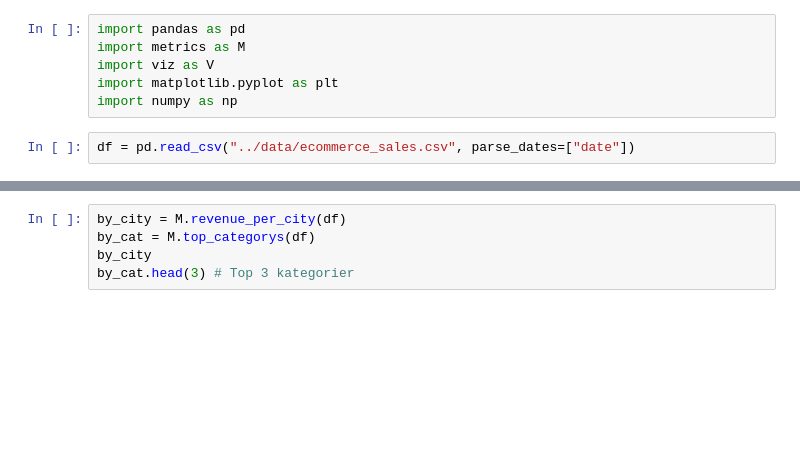
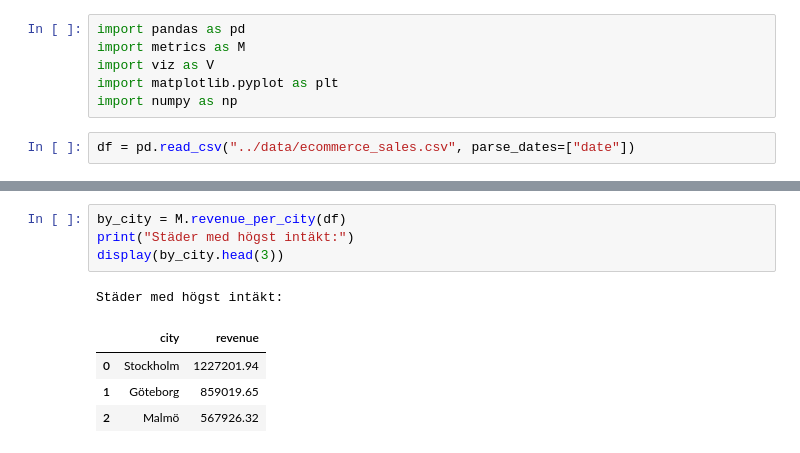
Before and after one commit to KevinCJohansson/E-handel-snabbrapport, a Jupyter notebook: notebooks/report.ipynb, the cells around one changed output, grey strips where cells are left out. Saved outputs shown, nothing was run; the diff lists cells and outputs as text; blank space fills up the shorter version.

```diff
--- a/notebooks/report.ipynb
+++ b/notebooks/report.ipynb
@@ -24,5 +57,10 @@ V.plot_revenue_week(df)
 # %%
 by_city = M.revenue_per_city(df)
-by_cat = M.top_categorys(df)
-by_city
-by_cat.head(3) # Top 3 kategorier
+print("Städer med högst intäkt:")
+display(by_city.head(3))
+# %% [output]
+Städer med högst intäkt:
+|  | city | revenue |
+| 0 | Stockholm | 1227201.94 |
+| 1 | Göteborg | 859019.65 |
+| 2 | Malmö | 567926.32 |
```
Also changed, not shown: parts of 15 cells of this notebook, 11 other files.
